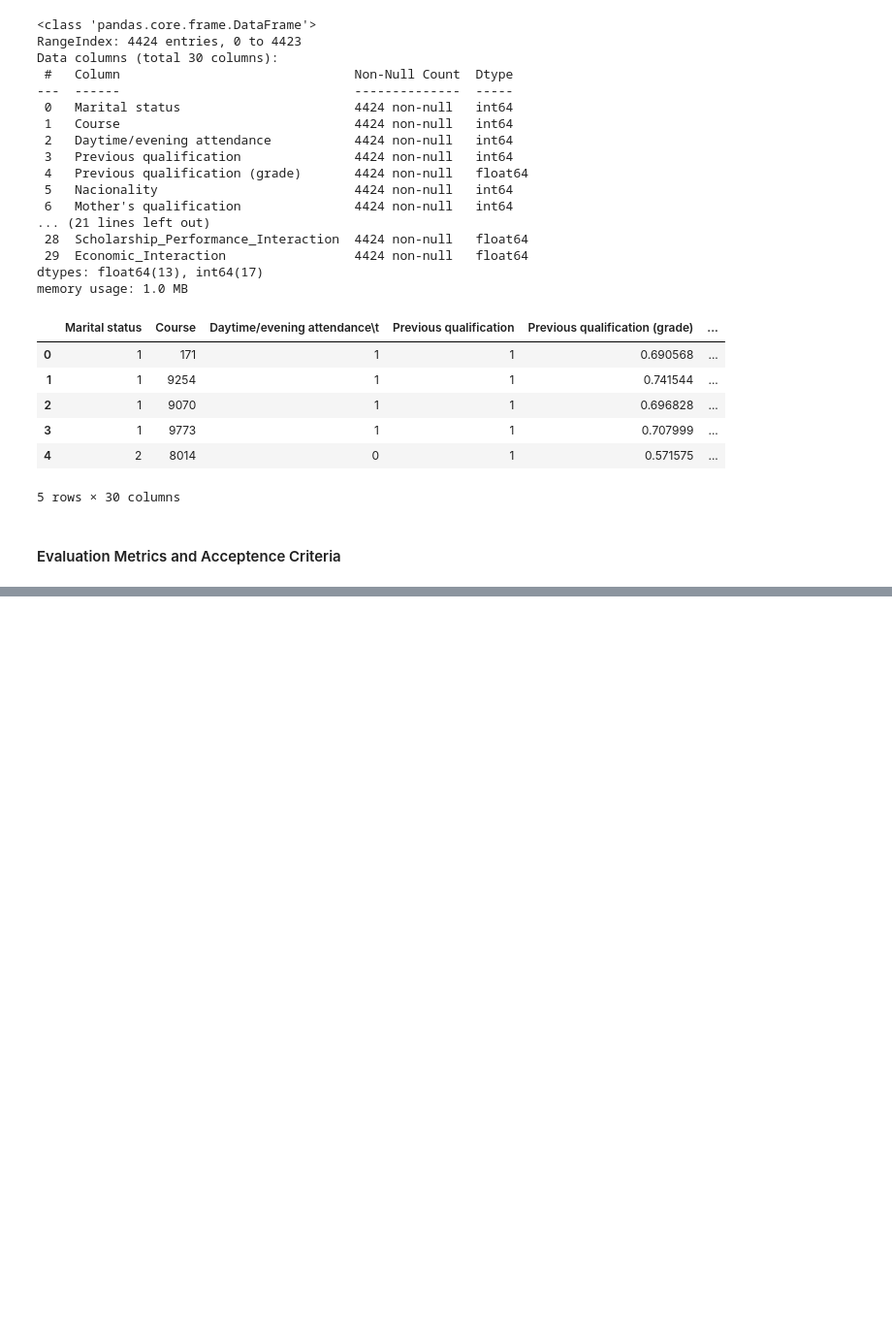
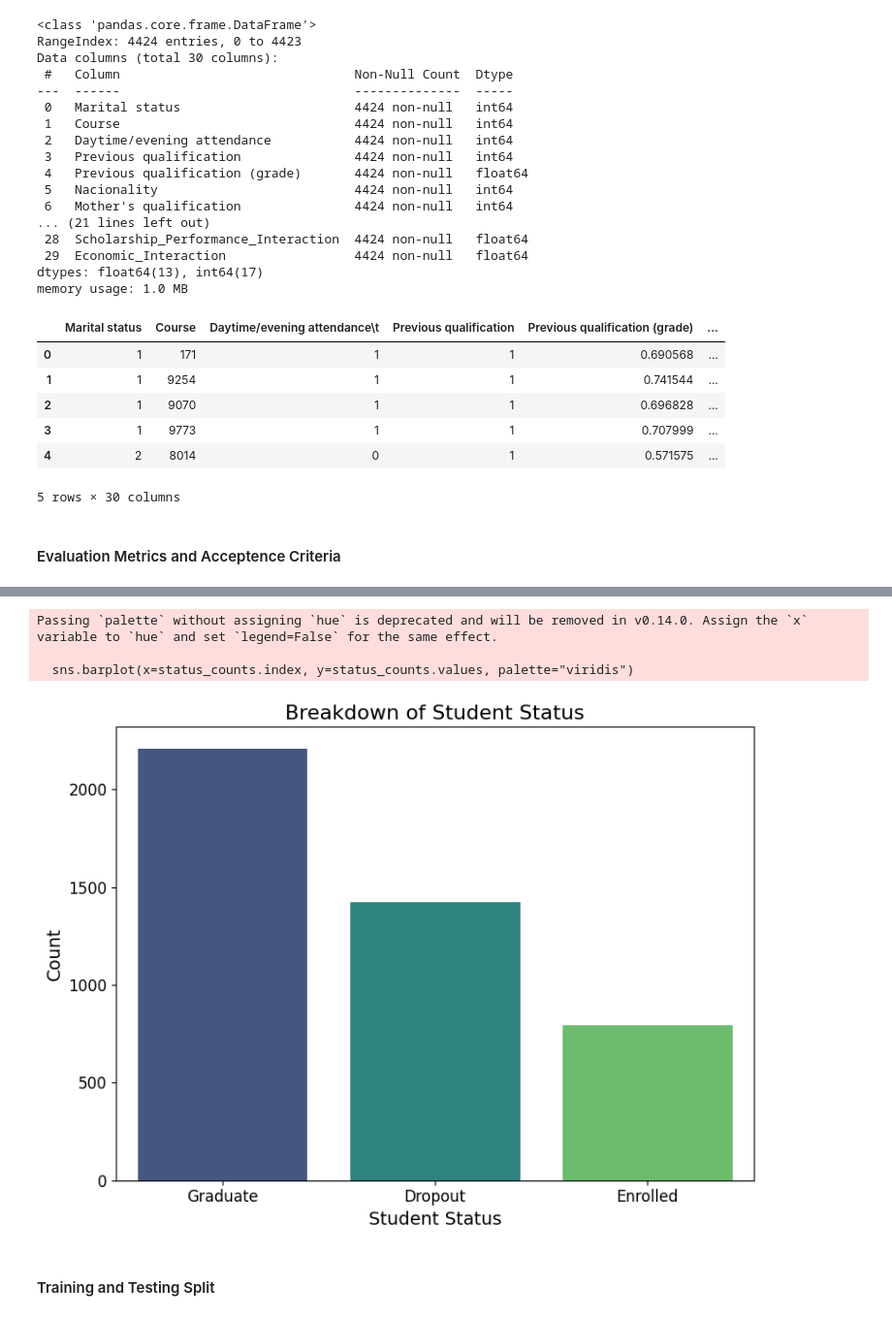
Before and after one commit to jiangd22/ml-lab5, a Jupyter notebook: Lab5.ipynb, the cells around one changed output, grey strips where cells are left out. Shown: that part at 97% size. Drawn from its saved outputs; the diff is of its cells as text; code cells hidden in the pictures; blank space fills up the shorter version.

```diff
--- a/Lab5.ipynb
+++ b/Lab5.ipynb
@@ -289,0 +292,36 @@ memory usage: 1.0 MB
+# %%
+import matplotlib.pyplot as plt
+import seaborn as sns
+
+# Calculate the value counts for each status
+status_counts = df['Student_Status'].value_counts()
+
+# Define the labels for the statuses
+status_labels = {
+    0: "Dropout",
+    1: "Graduate",
+    2: "Enrolled"
+}
+
+# Map numeric values to descriptive labels
+status_counts.index = status_counts.index.map(status_labels)
+
+# Plot using seaborn
+plt.figure(figsize=(8, 6))
+sns.barplot(x=status_counts.index, y=status_counts.values, palette="viridis")
+plt.title("Breakdown of Student Status", fontsize=16)
+plt.xlabel("Student Status", fontsize=14)
+plt.ylabel("Count", fontsize=14)
+plt.xticks(fontsize=12)
+plt.yticks(fontsize=12)
+plt.tight_layout()
+
+# Display the plot
+plt.show()
+# %% [output]
+Passing `palette` without assigning `hue` is deprecated and will be removed in v0.14.0. Assign the `x` variable to `hue` and set `legend=False` for the same effect.
+
+  sns.barplot(x=status_counts.index, y=status_counts.values, palette="viridis")
+[figure, added]
+# %% [markdown]
+#### Training and Testing Split
```
Also changed, not shown: parts of 3 cells of this notebook.
